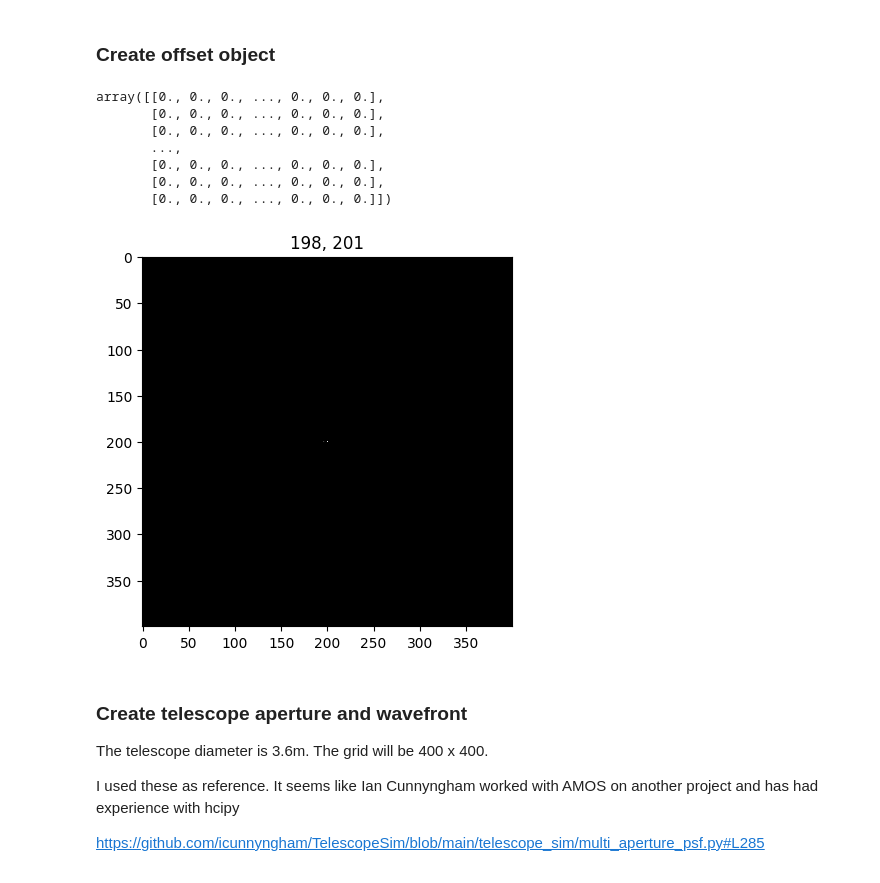
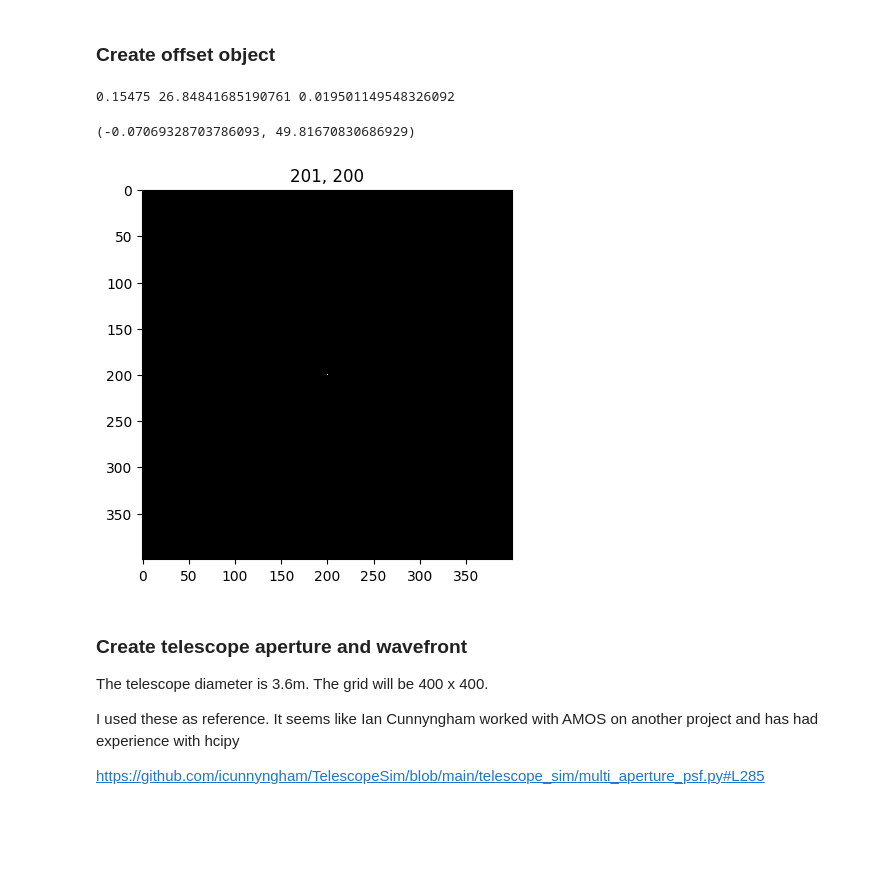
Before and after one commit to medrante/spectral_project, a Jupyter notebook: spectral_project_github.ipynb, the cells around one changed output. Drawn from its saved outputs; the diff is of its cells as text; code cells hidden in the pictures; blank space fills up the shorter version.

```diff
--- a/spectral_project_github.ipynb
+++ b/spectral_project_github.ipynb
@@ -100,7 +100,9 @@ def create_offset_object(B_obj, theta, s):
   # is_cso_present = np.random.randint(0, 2, size)  # random generator for True and False, size 1K
   # theta = np.random.uniform(-pi,pi) # orientation
   # s =  np.random.uniform(0,200)# separation in m
-  v =  61.9 # IFOV
+  fov = 61.9
+  v = fov / f_res
+  # v =  61.9 # IFOV
   b =  3.5786e7 # distance to orbit
   den = (v*b*pi)/(180*3600) # meters per pixel
   delta_m = np.random.uniform(0,7)
@@ -108,9 +110,10 @@ def create_offset_object(B_obj, theta, s):
 
   # for i, cso in enumerate(is_cso_present):
       # if cso:
-  x = ((s/den)*cos(theta)) * f_res
-  y = ((s/den)*sin(theta)) * f_res
+  x = ((s/den)*cos(theta))
+  y = ((s/den)*sin(theta))
   cso_val = pow(10, (-0.4*abs(delta_m)))
+  print(v, den, cso_val)
 
   offset_x = mid+int(x)
   offset_y = mid+int(y)
@@ -126,17 +129,13 @@ def create_offset_object(B_obj, theta, s):
 # %%
 theta = np.random.uniform(-pi,pi) # orientation
 s =  np.random.uniform(0,200)# separation in m
 
 create_offset_object(B, theta, s)
+theta, s
 # %% [output]
-array([[0., 0., 0., ..., 0., 0., 0.],
-       [0., 0., 0., ..., 0., 0., 0.],
-       [0., 0., 0., ..., 0., 0., 0.],
-       ...,
-       [0., 0., 0., ..., 0., 0., 0.],
-       [0., 0., 0., ..., 0., 0., 0.],
-       [0., 0., 0., ..., 0., 0., 0.]])
+0.15475 26.84841685190761 0.019501149548326092
+(-0.07069328703786093, 49.81670830686929)
-[figure, old version]
+[figure, new version]
 # %% [markdown]
 ### Create telescope aperture and wavefront
 
```
Also changed, not shown: parts of 1 cell of this notebook.
